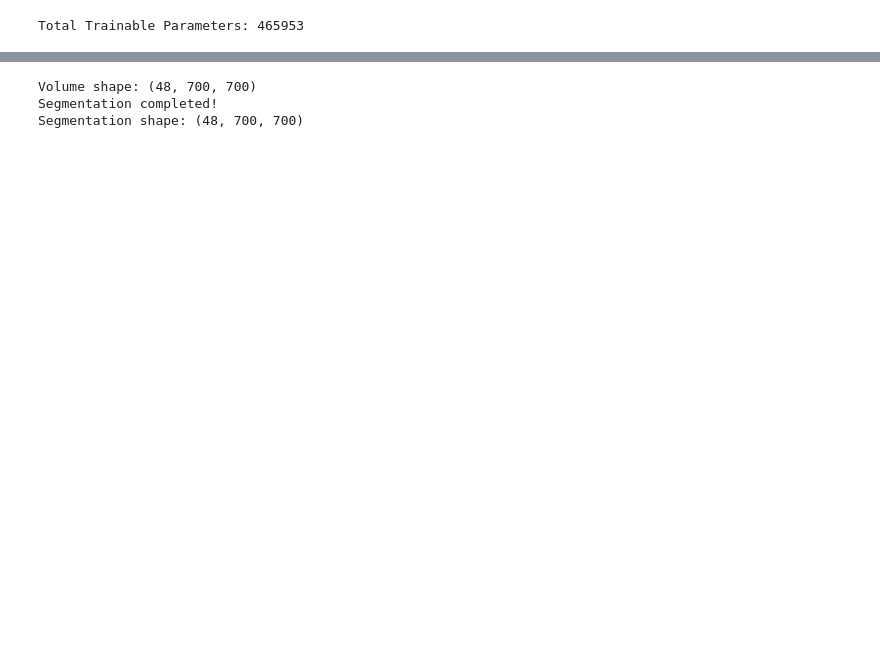
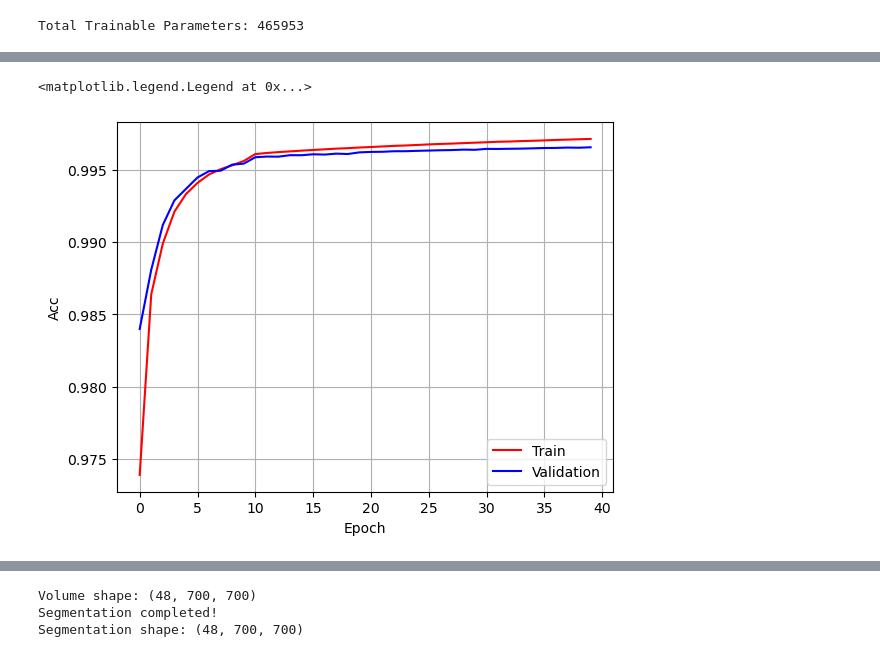
Before and after one commit to Ramyarzarza/Rock_CT_image, a Jupyter notebook: Synthetic image/synthetic image model.ipynb, the cells around one changed output, grey strips where cells are left out. Saved outputs shown, nothing was run; the diff lists cells and outputs as text; code cells hidden in the pictures; blank space fills up the shorter version.

```diff
--- a/Synthetic image/synthetic image model.ipynb
+++ b/Synthetic image/synthetic image model.ipynb
@@ -134,3 +265,14 @@ Total Trainable Parameters: 465953
+# %%
+plt.plot(range(epoch_counter), acc_train_hist, 'r-', label='Train')
+plt.plot(range(epoch_counter), acc_valid_hist, 'b-', label='Validation')
+
+plt.xlabel('Epoch')
+plt.ylabel('Accuracy')
+plt.grid(True)
+plt.legend()
+# %% [output]
+<matplotlib.legend.Legend at 0x...>
+[figure, added]
 # %%
 # Training Loop
 def train():
```
Also changed, not shown: parts of 18 cells of this notebook, 3 other files.
